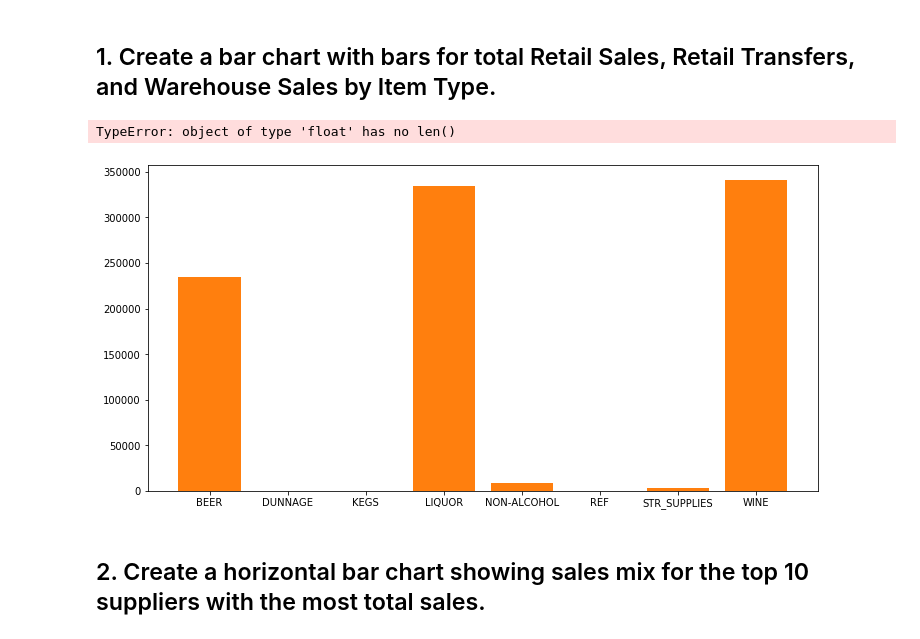
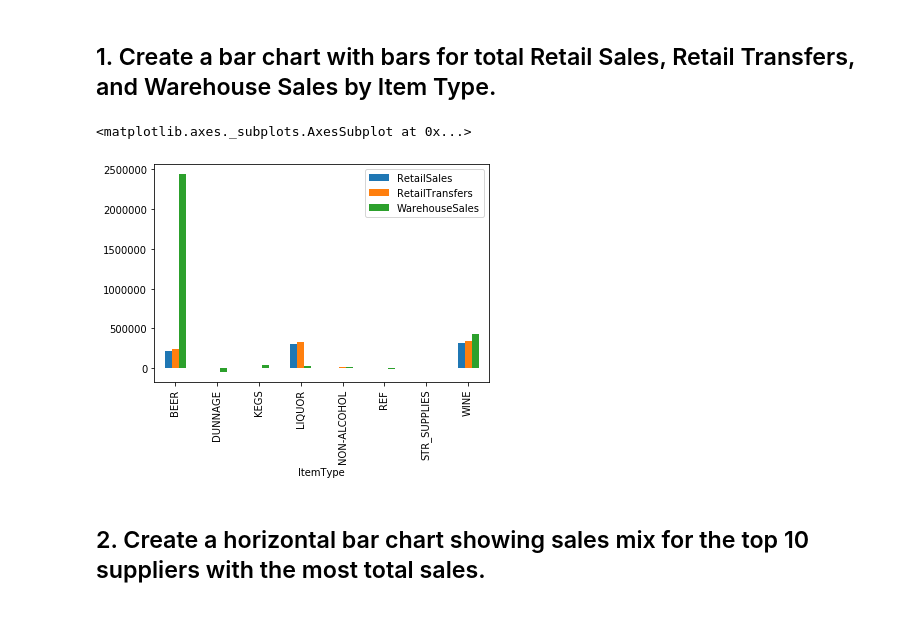
Before and after one commit to pedrodgn/ironhack, a Jupyter notebook: week5-Visualization/plot_multiple_series.ipynb, the cells around one changed output. Saved outputs shown, nothing was run; the diff lists cells and outputs as text; code cells hidden in the pictures.

```diff
--- a/week5-Visualization/plot_multiple_series.ipynb
+++ b/week5-Visualization/plot_multiple_series.ipynb
@@ -22,13 +22,10 @@ data.head()
 | 4 | 2017 | 4 | ROYAL WINE CORP | 101664 | RAMON CORDOVA RIOJA - 750ML | WINE | 0.0 | 4.0 | ... |
 # %% [markdown]
 ## 1. Create a bar chart with bars for total Retail Sales, Retail Transfers, and Warehouse Sales by Item Type.
-# %%
-fig, ax = plt.subplots(figsize=[12,6])
-ax.bar(data.groupby(by="ItemType").sum().index,data.groupby(by="ItemType").sum().loc[:,"RetailSales"],align="center")
-ax.bar(data.groupby(by="ItemType").sum().index,data.groupby(by="ItemType").sum().loc[:,"RetailTransfers"],align="center")
-ax.set_xticks(2+0.8)
-# %% [output]
-TypeError: object of type 'float' has no len()
-[figure, removed]
+# %%
+data.groupby("ItemType").sum().loc[:,["RetailSales","RetailTransfers","WarehouseSales"]].plot(kind='bar')
+# %% [output]
+<matplotlib.axes._subplots.AxesSubplot at 0x...>
+[figure, added]
 # %% [markdown]
 ## 2. Create a horizontal bar chart showing sales mix for the top 10 suppliers with the most total sales.
```
Also changed, not shown: parts of 8 cells of this notebook.
